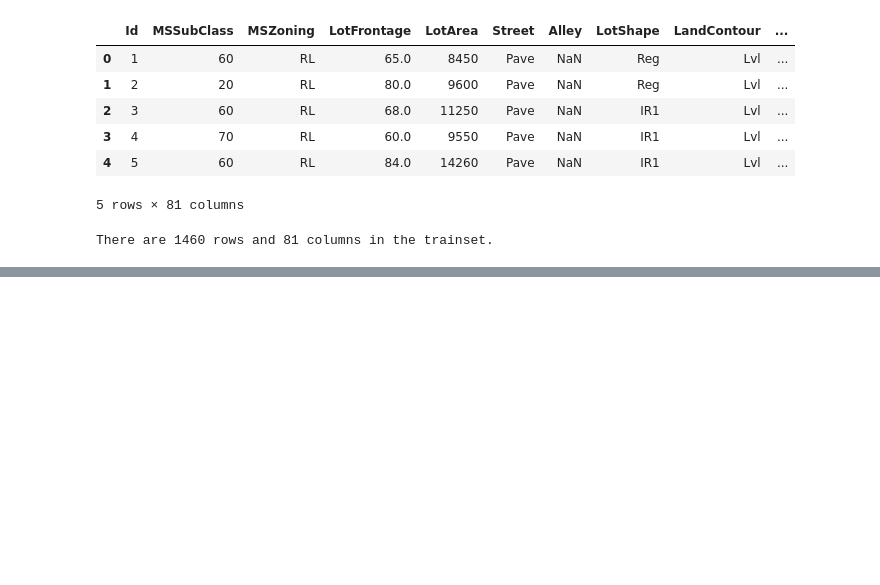
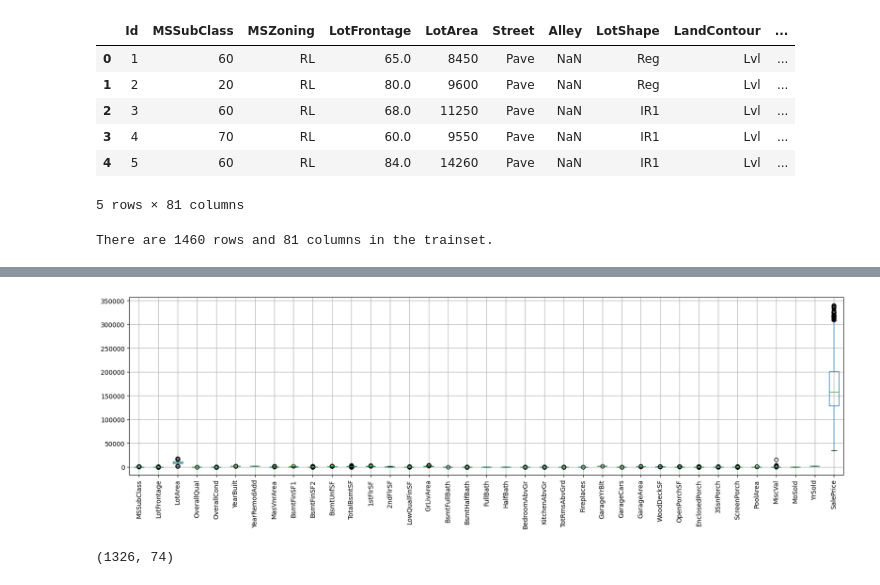
Before and after one commit to huangchao2528/Projects, a Jupyter notebook: House Price/HousePrice.ipynb, the cells around one changed output, grey strips where cells are left out. Cells and saved outputs as stored; diff of their text form; code cells hidden in the pictures; blank space fills up the shorter version.

```diff
--- a/House Price/HousePrice.ipynb
+++ b/House Price/HousePrice.ipynb
@@ -79,0 +122,11 @@ for column in numerical_columns:
+# %%
+# Check the result of handling outliers
+trainset.boxplot(figsize=(20,5))
+plt.xticks(rotation='vertical')
+plt.show()
+# %% [output]
+[figure, added]
+# %%
+trainset.shape
+# %% [output]
+(1326, 74)
```
Also changed, not shown: parts of 18 cells of this notebook.
